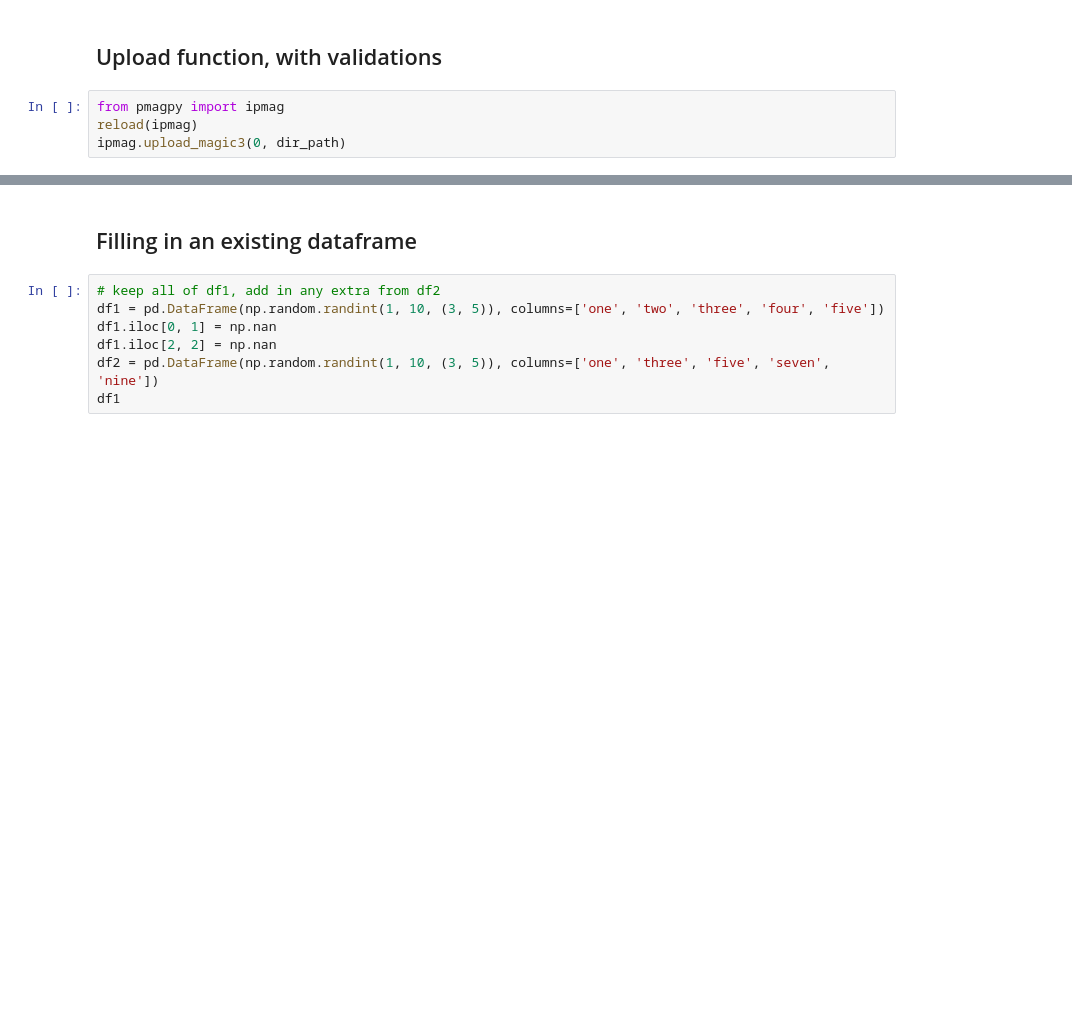
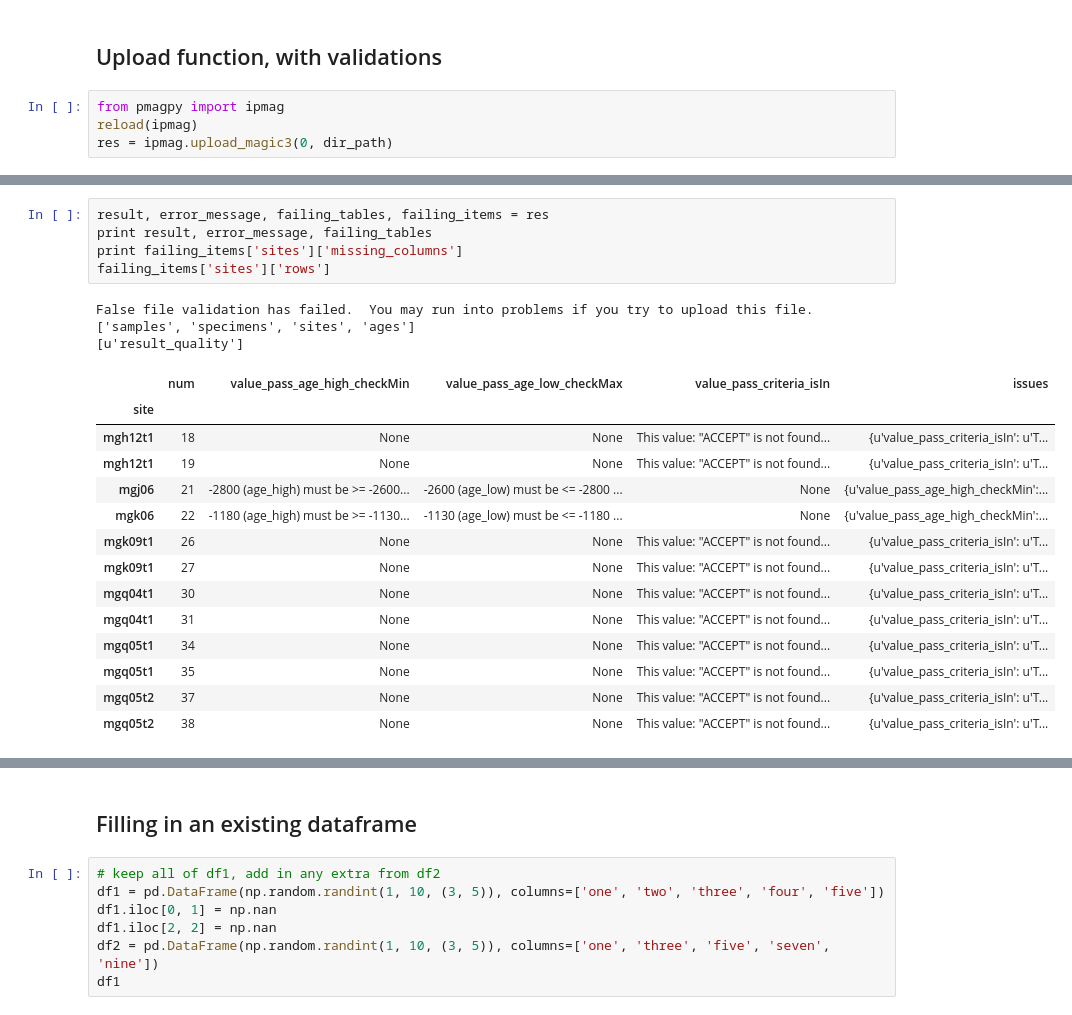
Before and after one commit to PmagPy/PmagPy, a Jupyter notebook: Uploading contributions.ipynb, the cells around one changed output, grey strips where cells are left out. Cells and saved outputs as stored; diff of their text form; blank space fills up the shorter version.

```diff
--- a/Uploading contributions.ipynb
+++ b/Uploading contributions.ipynb
@@ -237,7 +272,7 @@ validating ages
 # %%
 from pmagpy import ipmag
 reload(ipmag)
-ipmag.upload_magic3(0, dir_path)
+res = ipmag.upload_magic3(0, dir_path)
 # %% [output]
 -I- Importing controlled vocabularies from https://earthref.org
 -W- No such file: /Users/nebula/Python/PmagPy/3_0/Megiddo/images.txt
@@ -415,0 +294,22 @@ dir_path = os.path.join(os.getcwd(), '3_0', 'McMurdo')
+# %%
+result, error_message, failing_tables, failing_items = res
+print result, error_message, failing_tables
+print failing_items['sites']['missing_columns']
+failing_items['sites']['rows']
+# %% [output]
+False file validation has failed.  You may run into problems if you try to upload this file. ['samples', 'specimens', 'sites', 'ages']
+[u'result_quality']
+|  | num | value_pass_age_high_checkMin | value_pass_age_low_checkMax | value_pass_criteria_isIn | issues |
+| site |  |  |  |  |  |
+| mgh12t1 | 18 | None | None | This value: "ACCEPT" is not found... | {u'value_pass_criteria_isIn': u'T... |
+| mgh12t1 | 19 | None | None | This value: "ACCEPT" is not found... | {u'value_pass_criteria_isIn': u'T... |
+| mgj06 | 21 | -2800 (age_high) must be >= -2600... | -2600 (age_low) must be <= -2800 ... | None | {u'value_pass_age_high_checkMin':... |
+| mgk06 | 22 | -1180 (age_high) must be >= -1130... | -1130 (age_low) must be <= -1180 ... | None | {u'value_pass_age_high_checkMin':... |
+| mgk09t1 | 26 | None | None | This value: "ACCEPT" is not found... | {u'value_pass_criteria_isIn': u'T... |
+| mgk09t1 | 27 | None | None | This value: "ACCEPT" is not found... | {u'value_pass_criteria_isIn': u'T... |
+| mgq04t1 | 30 | None | None | This value: "ACCEPT" is not found... | {u'value_pass_criteria_isIn': u'T... |
+| mgq04t1 | 31 | None | None | This value: "ACCEPT" is not found... | {u'value_pass_criteria_isIn': u'T... |
+| mgq05t1 | 34 | None | None | This value: "ACCEPT" is not found... | {u'value_pass_criteria_isIn': u'T... |
+| mgq05t1 | 35 | None | None | This value: "ACCEPT" is not found... | {u'value_pass_criteria_isIn': u'T... |
+| mgq05t2 | 37 | None | None | This value: "ACCEPT" is not found... | {u'value_pass_criteria_isIn': u'T... |
+| mgq05t2 | 38 | None | None | This value: "ACCEPT" is not found... | {u'value_pass_criteria_isIn': u'T... |
```
Also changed, not shown: parts of 14 cells of this notebook, 2 other files.
